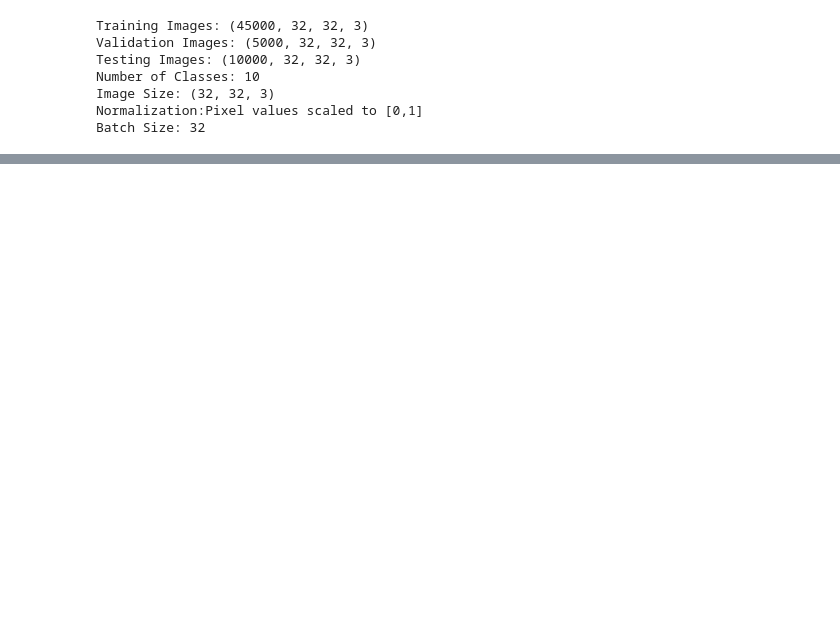
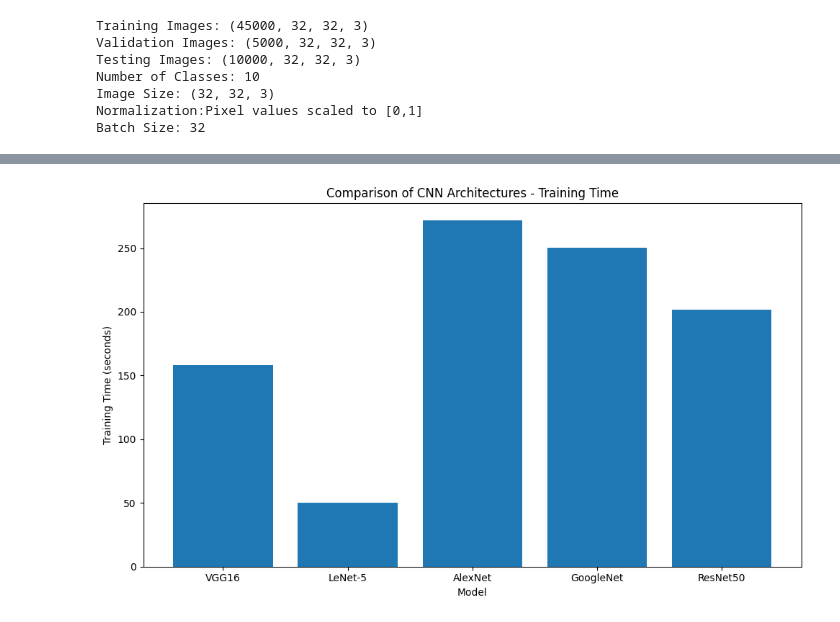
Before and after one commit to Mohula-Prasath/Deep_learning_lab, a Jupyter notebook: lab-4/dl-lab-4.ipynb, the cells around one changed output, grey strips where cells are left out. Cells and saved outputs as stored; diff of their text form; code cells hidden in the pictures; blank space fills up the shorter version.

```diff
--- a/lab-4/dl-lab-4.ipynb
+++ b/lab-4/dl-lab-4.ipynb
@@ -358,0 +815,11 @@ Fine Tuned Validation Accuracy: 0.6959999799728394
+# %%
+plt.figure(figsize=(10,6))
+plt.bar(model_names,model_times)
+plt.xlabel("Model")
+plt.ylabel("Training Time (seconds)")
+plt.title("Comparison of CNN Architectures - Training Time")
+plt.tight_layout()
+plt.savefig("images/model_comparison_training_time.eps",format="eps",dpi=600,bbox_inches="tight")
+plt.show()
+# %% [output]
+[figure, added]
```
Also changed, not shown: parts of 28 cells of this notebook.
